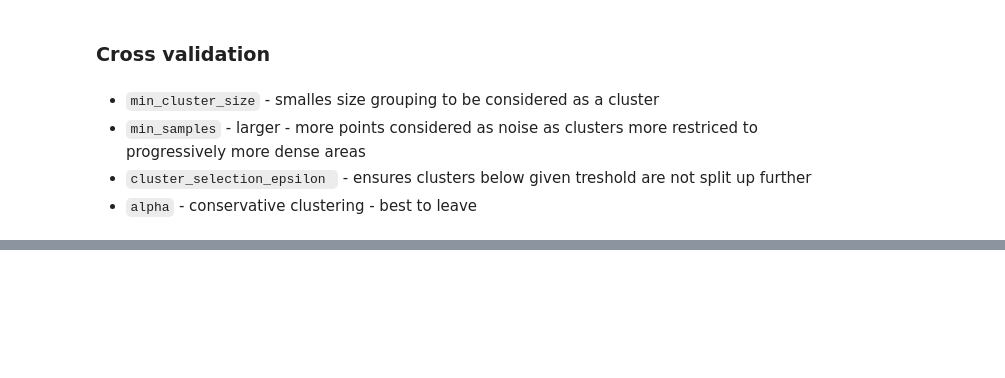
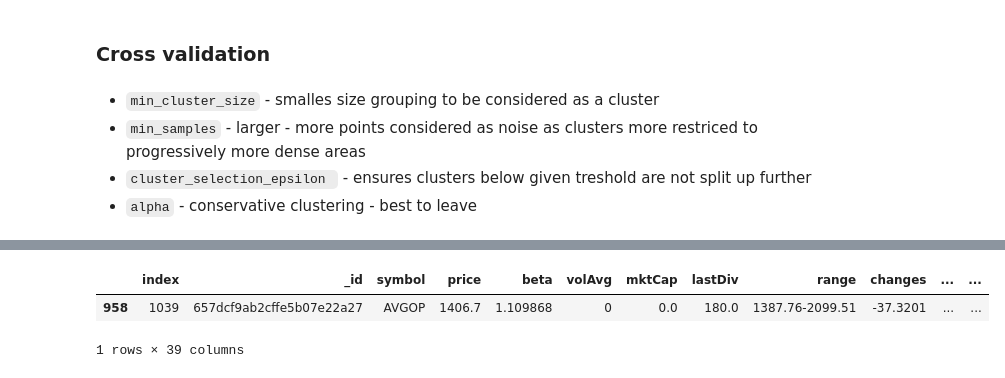
Before and after one commit to Michiel-DK/finance, a Jupyter notebook: notebooks/clustering_description.ipynb, the cells around one changed output, grey strips where cells are left out. Cells and saved outputs as stored; diff of their text form; code cells hidden in the pictures; blank space fills up the shorter version.

```diff
--- a/notebooks/clustering_description.ipynb
+++ b/notebooks/clustering_description.ipynb
@@ -271,0 +205,6 @@ Name: davies, Length: 96, dtype: float64
+# %%
+full_df[full_df.companyName.str.contains('Broadcom')]
+# %% [output]
+|  | index | _id | symbol | price | beta | volAvg | mktCap | lastDiv | range | changes | ... | ... |
+| 958 | 1039 | 657dcf9ab2cffe5b07e22a27 | AVGOP | 1406.7 | 1.109868 | 0 | 0.0 | 180.0 | 1387.76-2099.51 | -37.3201 | ... | ... |
+1 rows × 39 columns
```
Also changed, not shown: parts of 21 cells of this notebook, 1 other file.
